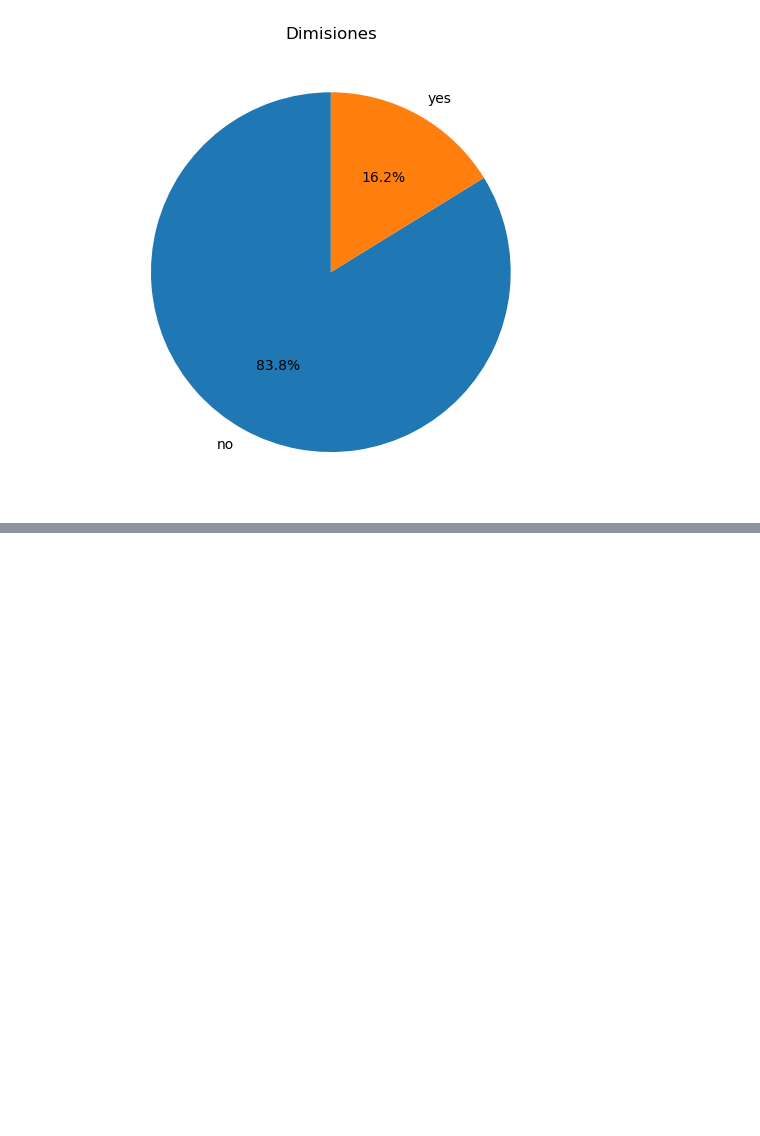
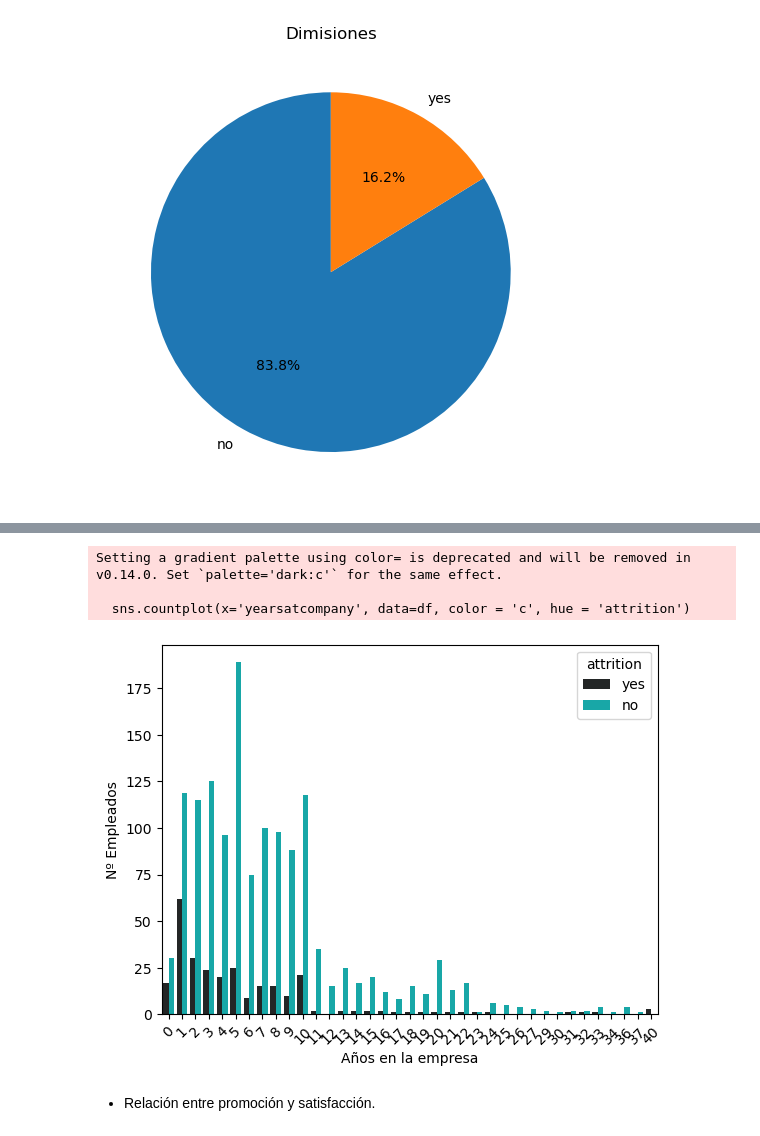
Before and after one commit to MartaMecaLopez/HappyFactor, a Jupyter notebook: Marta.ipynb, the cells around one changed output, grey strips where cells are left out. Cells and saved outputs as stored; diff of their text form; code cells hidden in the pictures; blank space fills up the shorter version.

```diff
--- a/Marta.ipynb
+++ b/Marta.ipynb
@@ -573,0 +564,16 @@ plt.tight_layout();
+# %%
+sns.countplot(x='yearsatcompany', data=df, color = 'c', hue = 'attrition')
+
+plt.xticks(rotation=45)
+
+plt.xlabel("Años en la empresa")
+plt.ylabel("Nº Empleados")
+
+plt.show()
+# %% [output]
+Setting a gradient palette using color= is deprecated and will be removed in v0.14.0. Set `palette='dark:c'` for the same effect.
+
+  sns.countplot(x='yearsatcompany', data=df, color = 'c', hue = 'attrition')
+[figure, added]
+# %% [markdown]
+- Relación entre promoción y satisfacción.
```
Also changed, not shown: parts of 4 cells of this notebook, 2 other files.
